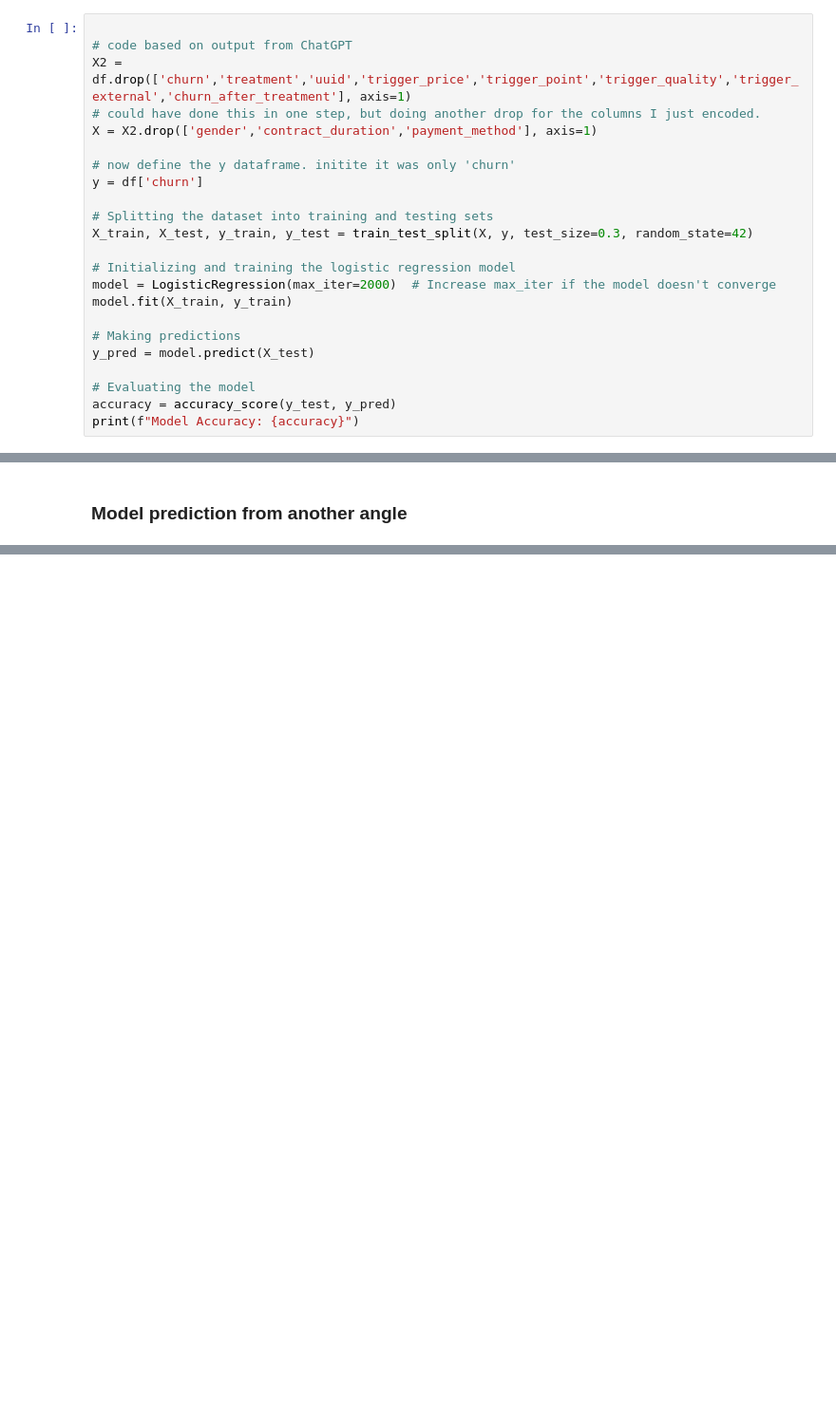
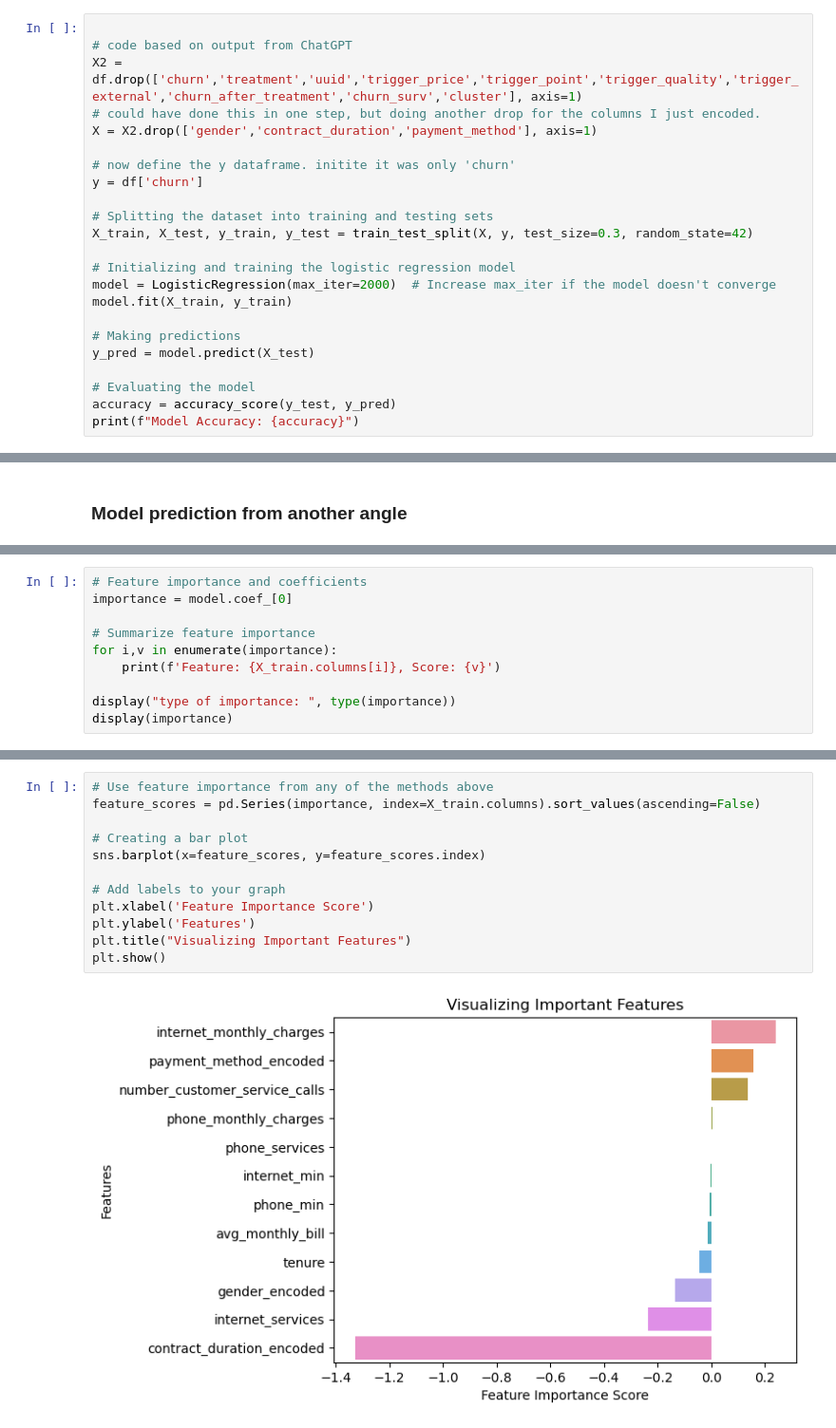
Before and after one commit to pertinax1/AI-Project-One, a Jupyter notebook: ML_Churn_1.ipynb, the cells around one changed output, grey strips where cells are left out. Shown: that part at 95% size. Cells and saved outputs as stored; diff of their text form; blank space fills up the shorter version.

Commit message:
Completed Feature Importance. Redid model to used Z-Score standardization

```diff
--- a/ML_Churn_1.ipynb
+++ b/ML_Churn_1.ipynb
@@ -155,7 +155,7 @@ the uniqu values for  payment_method  are:
 # %%
 
 # code based on output from ChatGPT
-X2 = df.drop(['churn','treatment','uuid','trigger_price','trigger_point','trigger_quality','trigger_external','churn_after_treatment'], axis=1)
+X2 = df.drop(['churn','treatment','uuid','trigger_price','trigger_point','trigger_quality','trigger_external','churn_after_treatment','churn_surv','cluster'], axis=1)
 # could have done this in one step, but doing another drop for the columns I just encoded.
 X = X2.drop(['gender','contract_duration','payment_method'], axis=1)
 
@@ -288,0 +301,10 @@ If the model predicts "Churn",    it is correct 91.8 % of the time
+# %%
+# Feature importance and coefficients
+importance = model.coef_[0]
+
+# Summarize feature importance
+for i,v in enumerate(importance):
+    print(f'Feature: {X_train.columns[i]}, Score: {v}')
+
+display("type of importance: ", type(importance))
+display(importance)
@@ -288,0 +331,14 @@ If the model predicts "Churn",    it is correct 91.8 % of the time
+# %%
+# Use feature importance from any of the methods above
+feature_scores = pd.Series(importance, index=X_train.columns).sort_values(ascending=False)
+
+# Creating a bar plot
+sns.barplot(x=feature_scores, y=feature_scores.index)
+
+# Add labels to your graph
+plt.xlabel('Feature Importance Score')
+plt.ylabel('Features')
+plt.title("Visualizing Important Features")
+plt.show()
+# %% [output]
+[figure, added]
```
Also changed, not shown: parts of 9 cells of this notebook, 1 other file.
